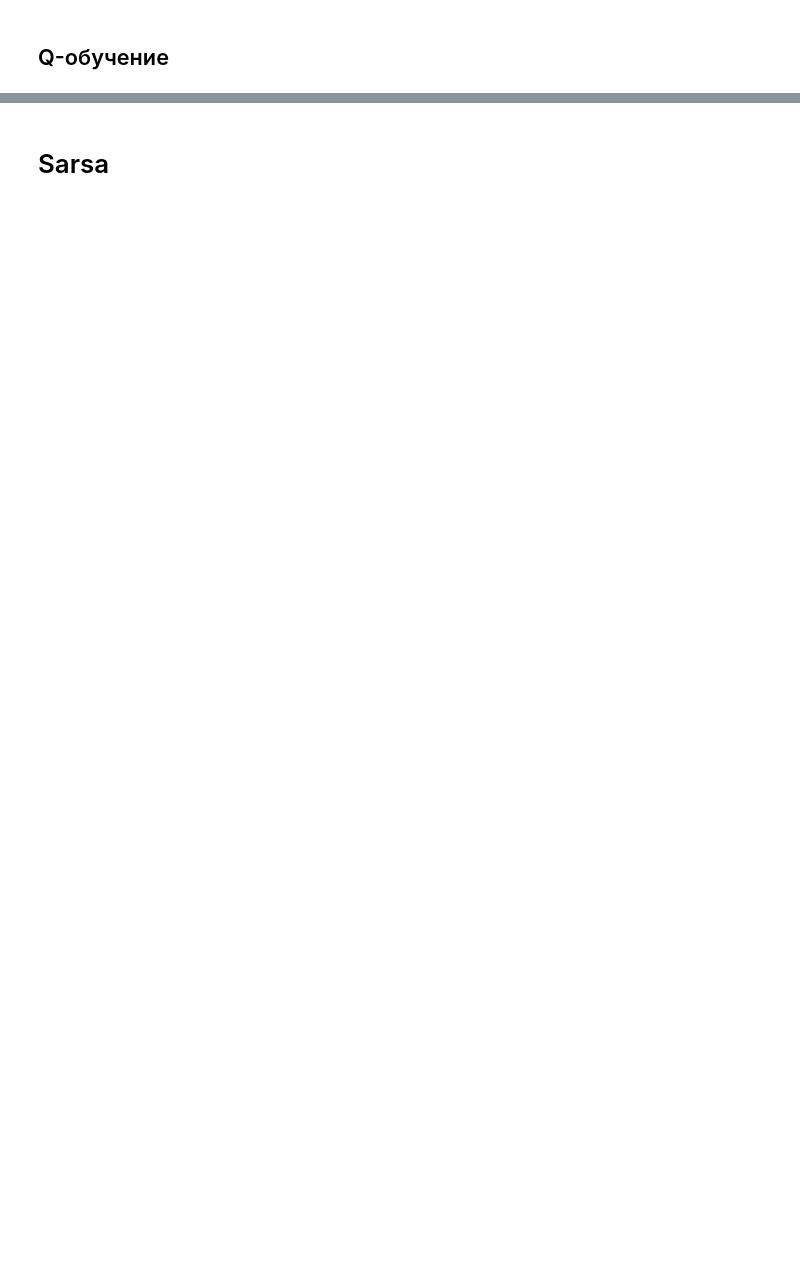
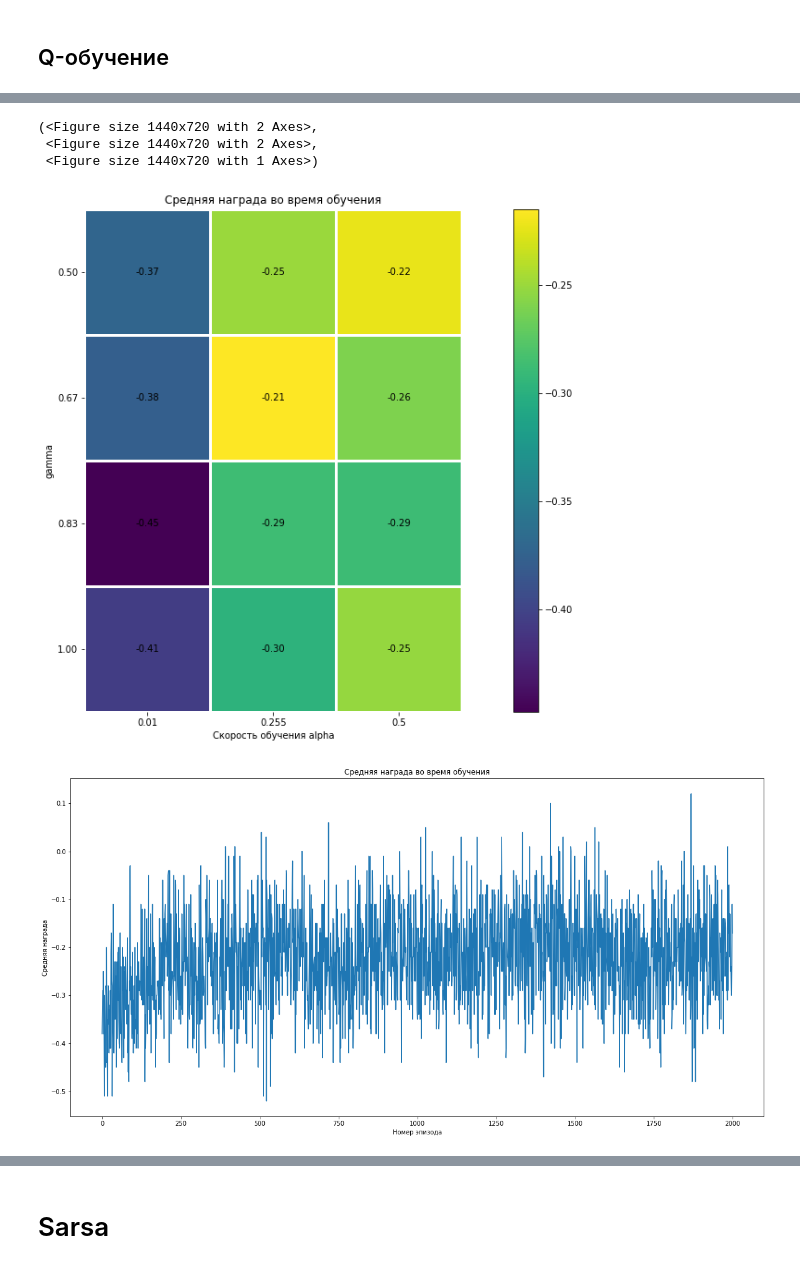
Before and after one commit to KernelA/made-rl-1, a Jupyter notebook: solution.ipynb, the cells around one changed output, grey strips where cells are left out. Drawn from its saved outputs; the diff is of its cells as text; code cells hidden in the pictures; blank space fills up the shorter version.

```diff
--- a/solution.ipynb
+++ b/solution.ipynb
@@ -83,0 +97,38 @@ plt.grid(True)
+# %%
+def plot_training_process(rewards):
+    fig = plt.figure()
+    ax = fig.add_subplot(111)
+
+    ax.plot(tuple(range(len(rewards))), rewards)
+    ax.set_title("Средняя награда во время обучения")
+    ax.set_xlabel("Номер эпизода")
+    ax.set_ylabel("Средняя награда")
+
+    return fig
+# %%
+def evaluate_td_learning(alpha_values, gamma_values, epsilon: float, num_train_episodes: int, num_test_episodes: int):
+    q_function = QTableDict()
+    policy = EpsilonGreedyPolicy(q_function, epsilon=epsilon)
+
+    train_stat = generate_stat(QLearningSimulation, gamma_values, alpha_values, num_train_episodes, num_test_episodes, q_function, policy, is_learning=True)
+
+    train_fig = plot_td_learning_stat(alpha_values, gamma_values, train_stat, "Средняя награда во время обучения")
+
+    best_stat = max(train_stat, key=lambda x: x.mean_reward)
+
+    training_fig = plot_training_process(best_stat.test_mean_rewards)
+
+    policy = EpsilonGreedyPolicy(q_function, epsilon=0)
+
+    test_stat = generate_stat(QLearningSimulation, gamma_values, alpha_values, num_train_episodes, None, q_function, policy, is_learning=False)
+
+    test_fig = plot_td_learning_stat(alpha_values, gamma_values, test_stat, "Средняя награда при использовании обученной стратегии")
+
+    best_stat = max(test_stat, key=lambda x: x.mean_reward)
+
+    return train_fig, test_fig, training_fig
+# %%
+gama_values = np.linspace(0.5, 1, 4)
+alpha_values = np.linspace(1e-2, 0.5, 3)
+num_train_episodes = 2_000
+num_test_episodes = 100
@@ -83,0 +139,8 @@ plt.grid(True)
+# %%
+evaluate_td_learning(alpha_values, gama_values, epsilon=0.01, num_train_episodes=num_train_episodes, num_test_episodes=num_test_episodes)
+# %% [output]
+(<Figure size 1440x720 with 2 Axes>,
+ <Figure size 1440x720 with 2 Axes>,
+ <Figure size 1440x720 with 1 Axes>)
+[figure, added]
+[figure, added]
```
Also changed, not shown: parts of 15 cells of this notebook, 2 other files.
